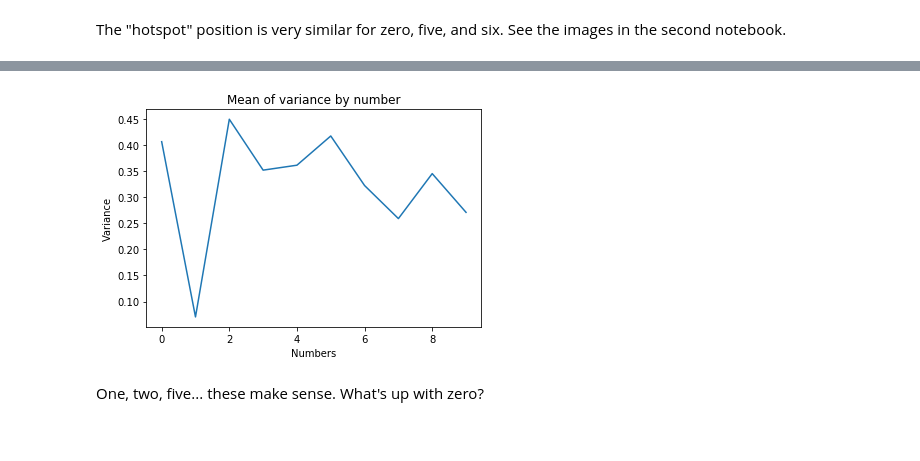
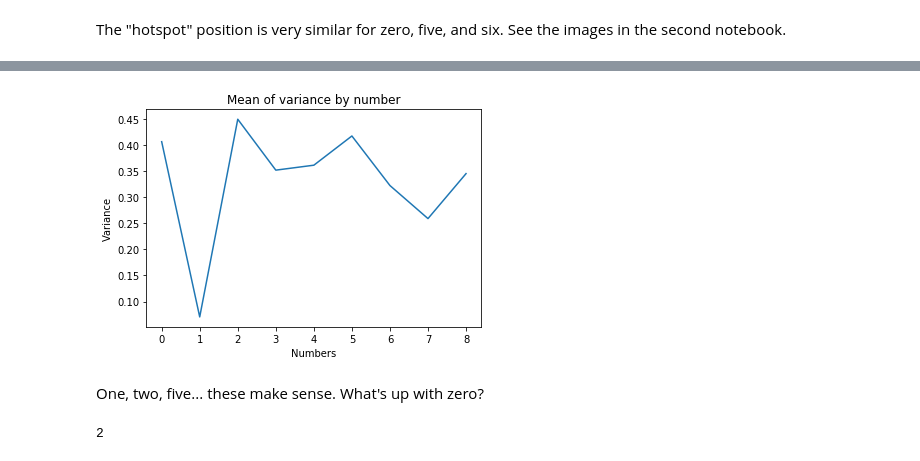
Before and after one commit to KatieBSC/descriptive_analysis, a Jupyter notebook: Week 1 Project Notebook.ipynb, the cells around one changed output, grey strips where cells are left out. Saved outputs shown, nothing was run; the diff lists cells and outputs as text; code cells hidden in the pictures.

Commit message:
Added functions to notebook, added images

```diff
--- a/Week 1 Project Notebook.ipynb
+++ b/Week 1 Project Notebook.ipynb
@@ -123,24 +186,33 @@ Text(0.5,1,'Average grayscale proportion for number 1')
 # %%
 #Average variance for each of the numbers...is this a thing?
 
 number_var= []
+x_list = []
+i = 0
+while i < 9 :
+    numbers = [only_num(i)]
+    x_list.append(i)
+    i += 1
+    for number in numbers :
+        var_num = np.var(number)
+        avg_var_num = var_num.mean()
+        number_var.append(avg_var_num)
 
-numbers = [number_0,number_1,number_2,number_3,number_4,number_5,number_6,number_7,number_8,number_9,]
-for number in numbers :
-    #if number != -1.0 :
-    var_num = np.var(number)
-    avg_var_num = var_num.mean()
-    number_var.append(avg_var_num)
-
-x_list = [0,1,2,3,4,5,6,7,8,9]
 
 
 fig_var = plt.plot(x_list, number_var)
 fig_var = plt.xlabel("Numbers")
 fig_var = plt.ylabel("Variance")
 fig_var = plt.title("Mean of variance by number")
 # %% [output]
-[figure, old version]
+[figure, new version]
 # %% [markdown]
 One, two, five... these make sense. What's up with zero?
+# %%
+#If it's not already clear, there is the most variance with number two
+ymax = max(number_var)
+xmax = np.argmax(number_var)
+xmax
+# %% [output]
+2
 # %%
```
Also changed, not shown: parts of 18 cells of this notebook.
